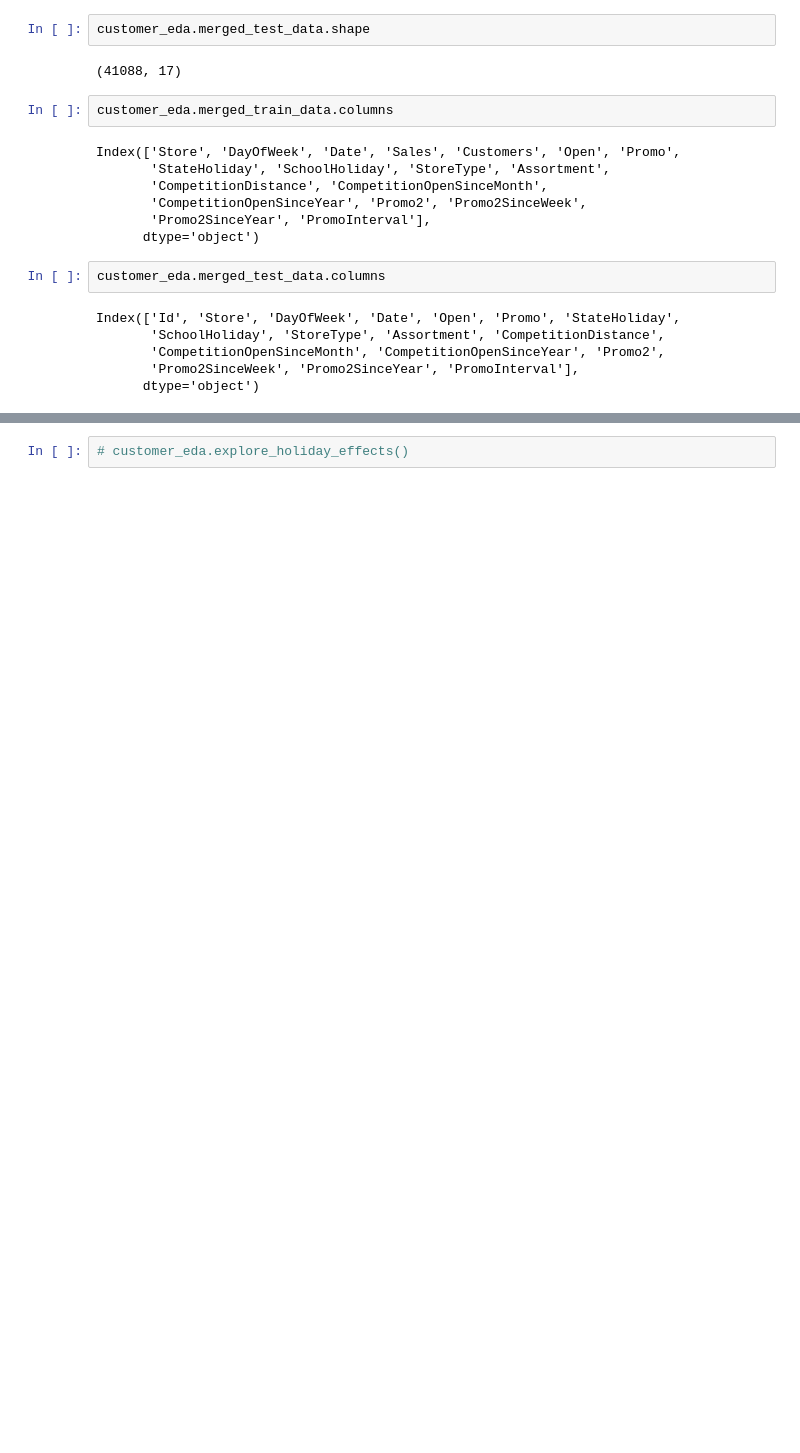
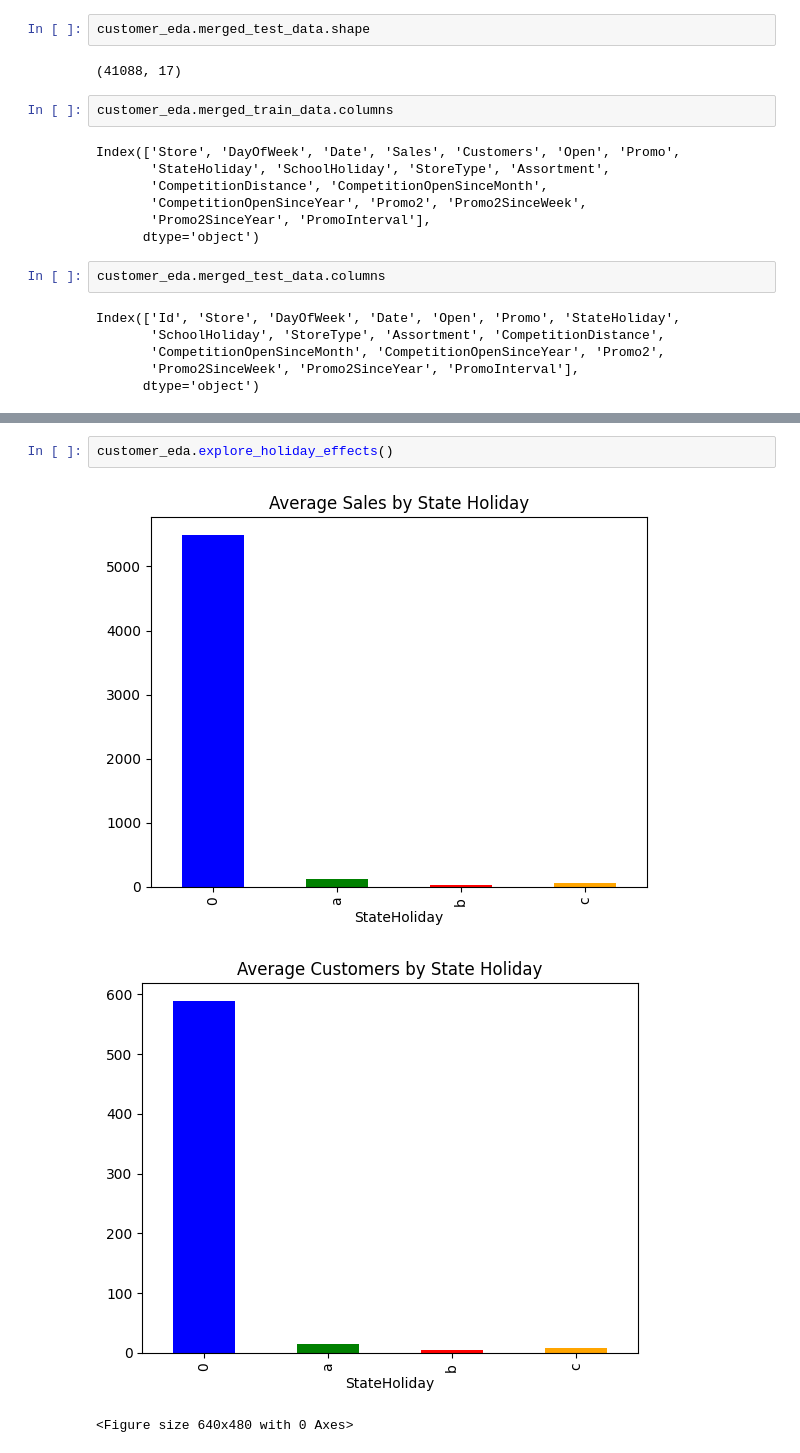
Before and after one commit to amare1990/phramaceutical-data-analysis, a Jupyter notebook: notebooks/customer_bahavior_eda.ipynb, the cells around one changed output, grey strips where cells are left out. Cells and saved outputs as stored; diff of their text form; blank space fills up the shorter version.

```diff
--- a/notebooks/customer_bahavior_eda.ipynb
+++ b/notebooks/customer_bahavior_eda.ipynb
@@ -99,3 +109,7 @@ Index(['Id', 'Store', 'DayOfWeek', 'Date', 'Open', 'Promo', 'StateHoliday',
 # %%
-# customer_eda.explore_holiday_effects()
+customer_eda.explore_holiday_effects()
+# %% [output]
+[figure, added]
+[figure, added]
+<Figure size 640x480 with 0 Axes>
 # %%
```
Also changed, not shown: parts of 4 cells of this notebook, 3 other files.
